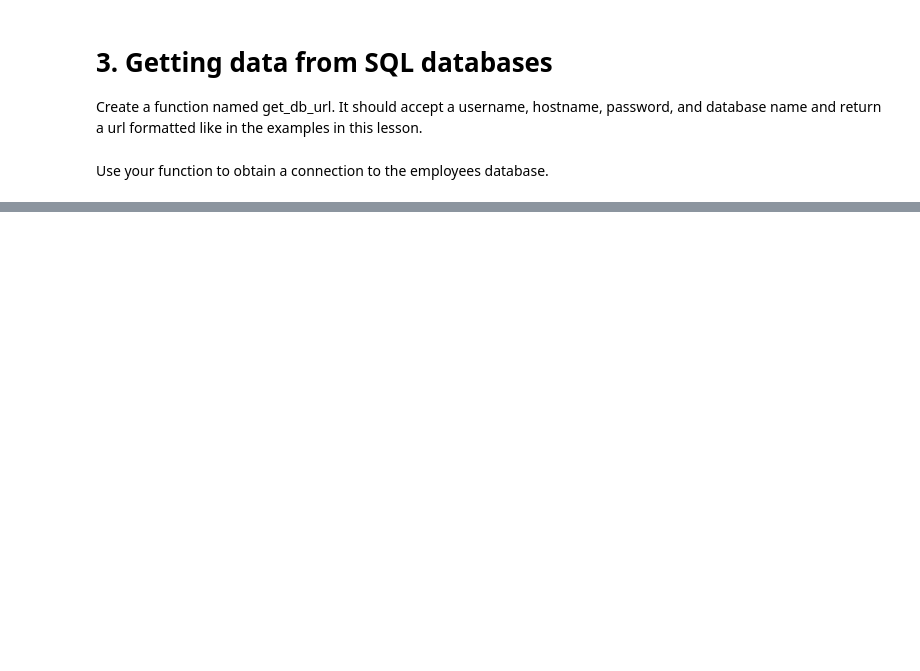
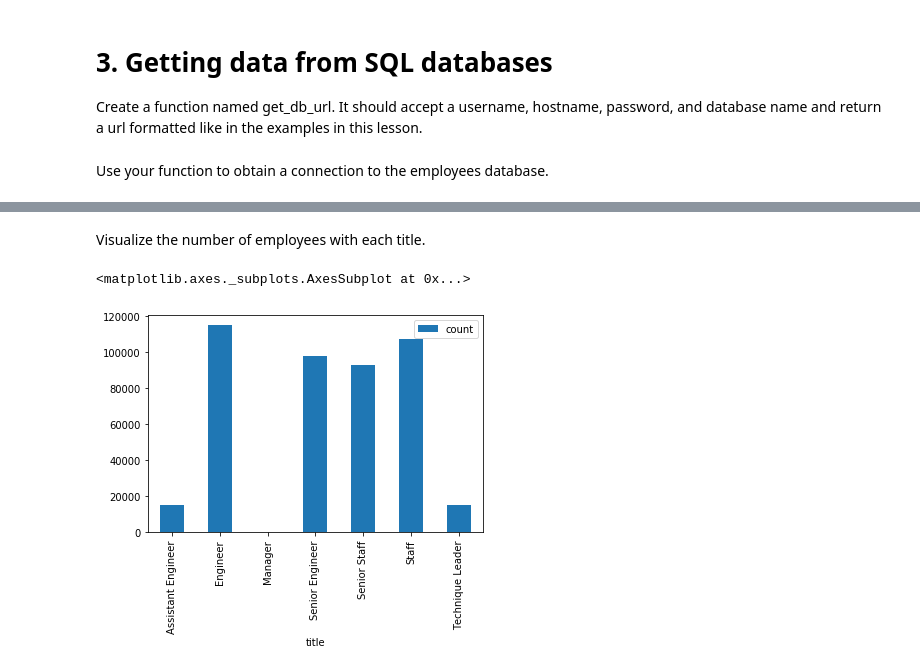
Before and after one commit to brandireger/python-exercises, a Jupyter notebook: 4.8.4.4_advanced_dataframes.ipynb, the cells around one changed output, grey strips where cells are left out. Cells and saved outputs as stored; diff of their text form; code cells hidden in the pictures; blank space fills up the shorter version.

```diff
--- a/4.8.4.4_advanced_dataframes.ipynb
+++ b/4.8.4.4_advanced_dataframes.ipynb
@@ -0,0 +1,8 @@
+# %%
+from env import host, user, password
+import pandas as pd
+import numpy as np
+
+db_name = 'employees'
+
+url = f'mysql+pymysql://{user}:{password}@{host}/{db_name}'
@@ -43,5 +143,10 @@ What happens if you drop the foreign keys from the dataframes and try to merge t
 # 3. Getting data from SQL databases
 
 Create a function named get_db_url. It should accept a username, hostname, password, and database name and return a url formatted like in the examples in this lesson.
+# %%
+def get_db_url(db_name):
+    from env import host, user, password
+    url = f'mysql+pymysql://{user}:{password}@{host}/{db_name}'
+    return url
 # %% [markdown]
 Use your function to obtain a connection to the employees database.
@@ -47,0 +179,3 @@ Use your function to obtain a connection to the employees database.
+# %%
+url = get_db_url('employees')
+dataframejane = pd.read_sql('SELECT *iiyiug FROM employees LIMIT 5', url)
@@ -47,0 +198,3 @@ Use your function to obtain a connection to the employees database.
+# %%
+titles = pd.read_sql('SELECT * FROM titles', url)
+titles.head()
@@ -47,0 +208,7 @@ Use your function to obtain a connection to the employees database.
+# %% [markdown]
+Visualize the number of employees with each title.
+# %%
+titles.groupby('title').emp_no.agg(['count']).plot.bar()
+# %% [output]
+<matplotlib.axes._subplots.AxesSubplot at 0x...>
+[figure, added]
```
Also changed, not shown: parts of 41 cells of this notebook, 2 other files.
